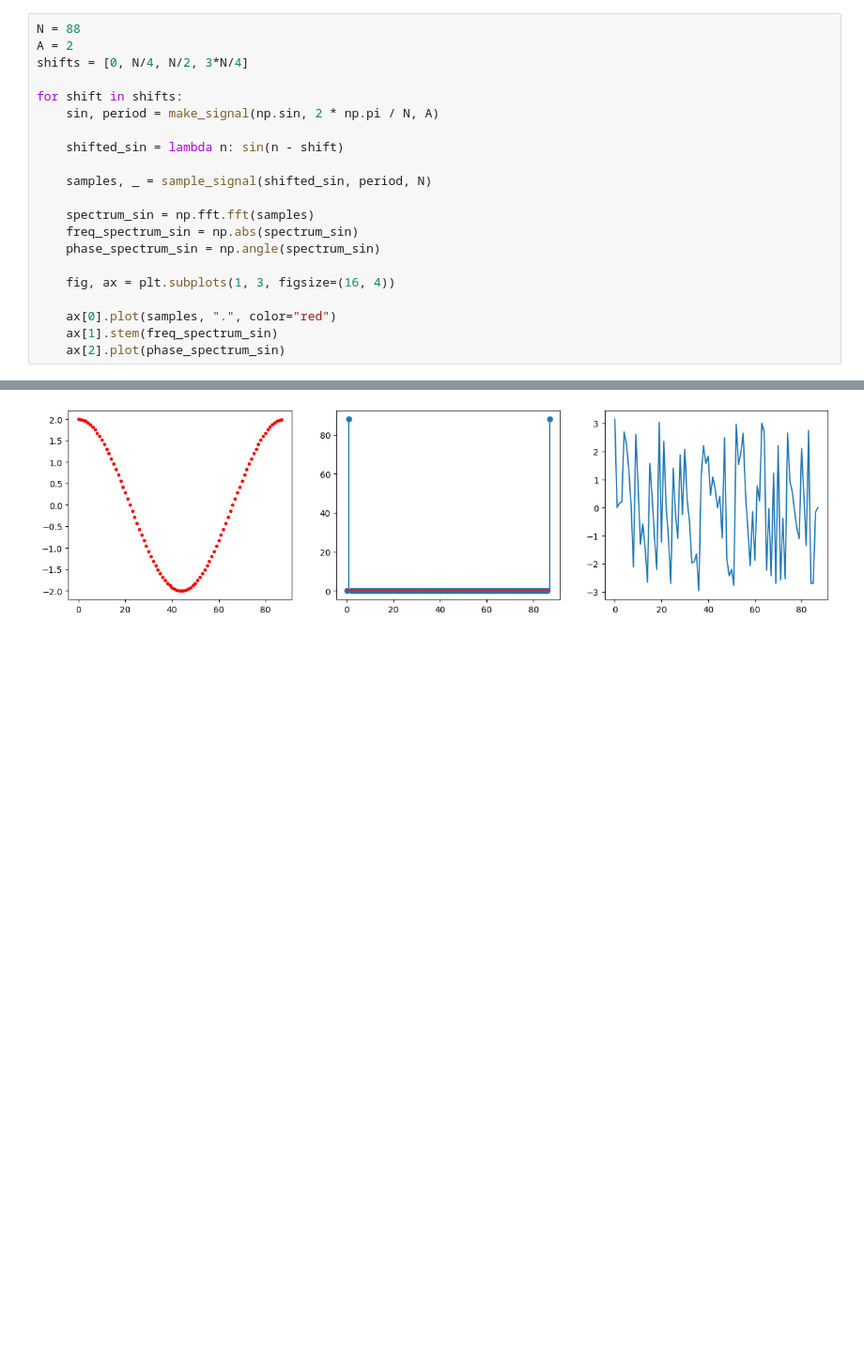
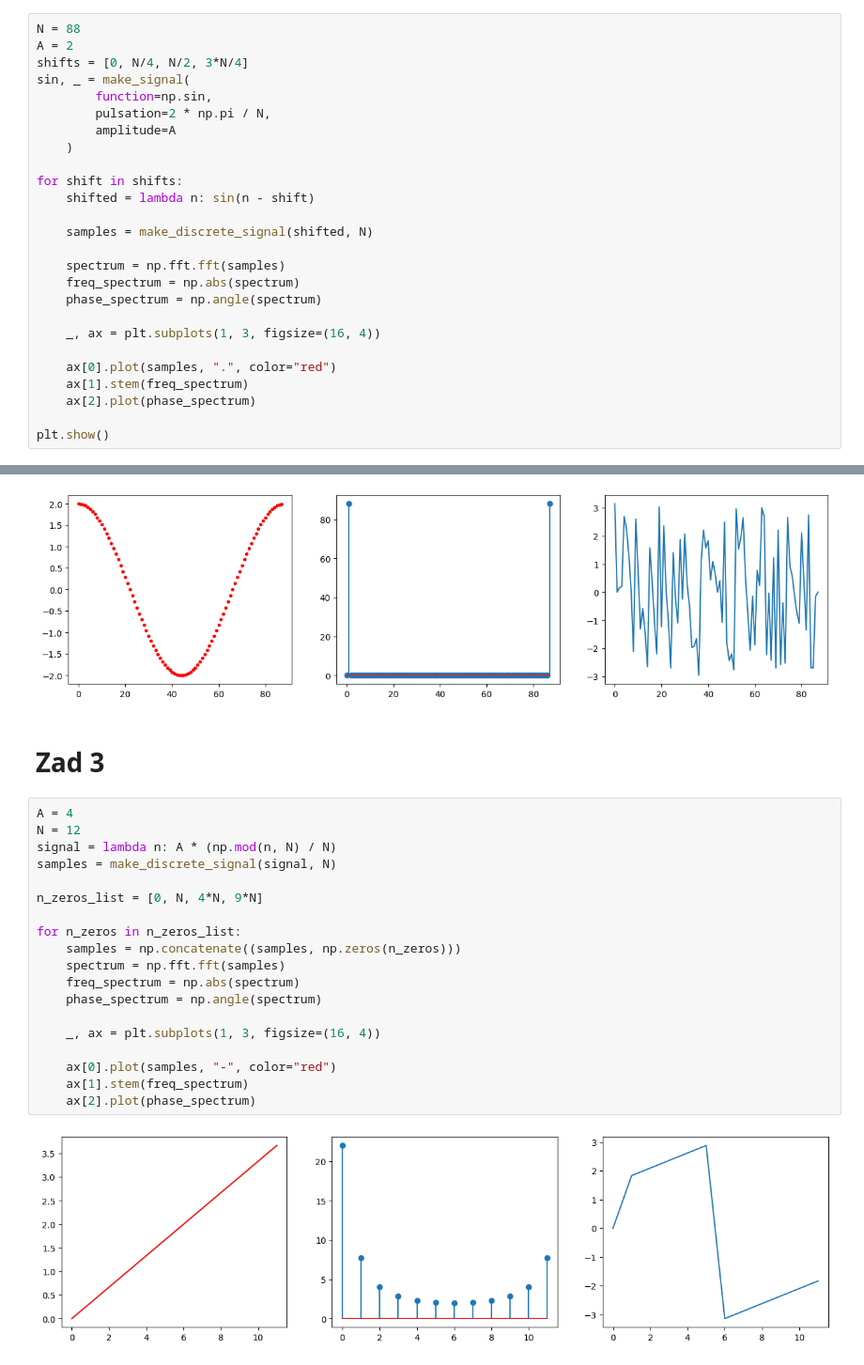
Before and after one commit to aszokalski/WMM, a Jupyter notebook: lab1/lab1.ipynb, the cells around one changed output, grey strips where cells are left out. Shown at 94% size. Drawn from its saved outputs; the diff is of its cells as text; blank space fills up the shorter version.

```diff
--- a/lab1/lab1.ipynb
+++ b/lab1/lab1.ipynb
@@ -68,25 +94,53 @@ plt.show()
 N = 88
 A = 2
 shifts = [0, N/4, N/2, 3*N/4]
+sin, _ = make_signal(
+        function=np.sin,
+        pulsation=2 * np.pi / N,
+        amplitude=A
+    )
 
 for shift in shifts:
-    sin, period = make_signal(np.sin, 2 * np.pi / N, A)
+    shifted = lambda n: sin(n - shift)
 
-    shifted_sin = lambda n: sin(n - shift)
+    samples = make_discrete_signal(shifted, N)
 
-    samples, _ = sample_signal(shifted_sin, period, N)
+    spectrum = np.fft.fft(samples)
+    freq_spectrum = np.abs(spectrum)
+    phase_spectrum = np.angle(spectrum)
 
-    spectrum_sin = np.fft.fft(samples)
-    freq_spectrum_sin = np.abs(spectrum_sin)
-    phase_spectrum_sin = np.angle(spectrum_sin)
-
-    fig, ax = plt.subplots(1, 3, figsize=(16, 4))
+    _, ax = plt.subplots(1, 3, figsize=(16, 4))
 
     ax[0].plot(samples, ".", color="red")
-    ax[1].stem(freq_spectrum_sin)
-    ax[2].plot(phase_spectrum_sin)
+    ax[1].stem(freq_spectrum)
+    ax[2].plot(phase_spectrum)
+
+plt.show()
 # %% [output]
 [figure]
 [figure]
 [figure]
 [figure]
+# %% [markdown]
+# Zad 3
+# %%
+A = 4
+N = 12
+signal = lambda n: A * (np.mod(n, N) / N)
+samples = make_discrete_signal(signal, N)
+
+n_zeros_list = [0, N, 4*N, 9*N]
+
+for n_zeros in n_zeros_list:
+    samples = np.concatenate((samples, np.zeros(n_zeros)))
+    spectrum = np.fft.fft(samples)
+    freq_spectrum = np.abs(spectrum)
+    phase_spectrum = np.angle(spectrum)
+
+    _, ax = plt.subplots(1, 3, figsize=(16, 4))
+
+    ax[0].plot(samples, "-", color="red")
+    ax[1].stem(freq_spectrum)
+    ax[2].plot(phase_spectrum)
+# %% [output]
+[figure, added]
```
Also changed, not shown: parts of 12 cells of this notebook, 1 other file.
